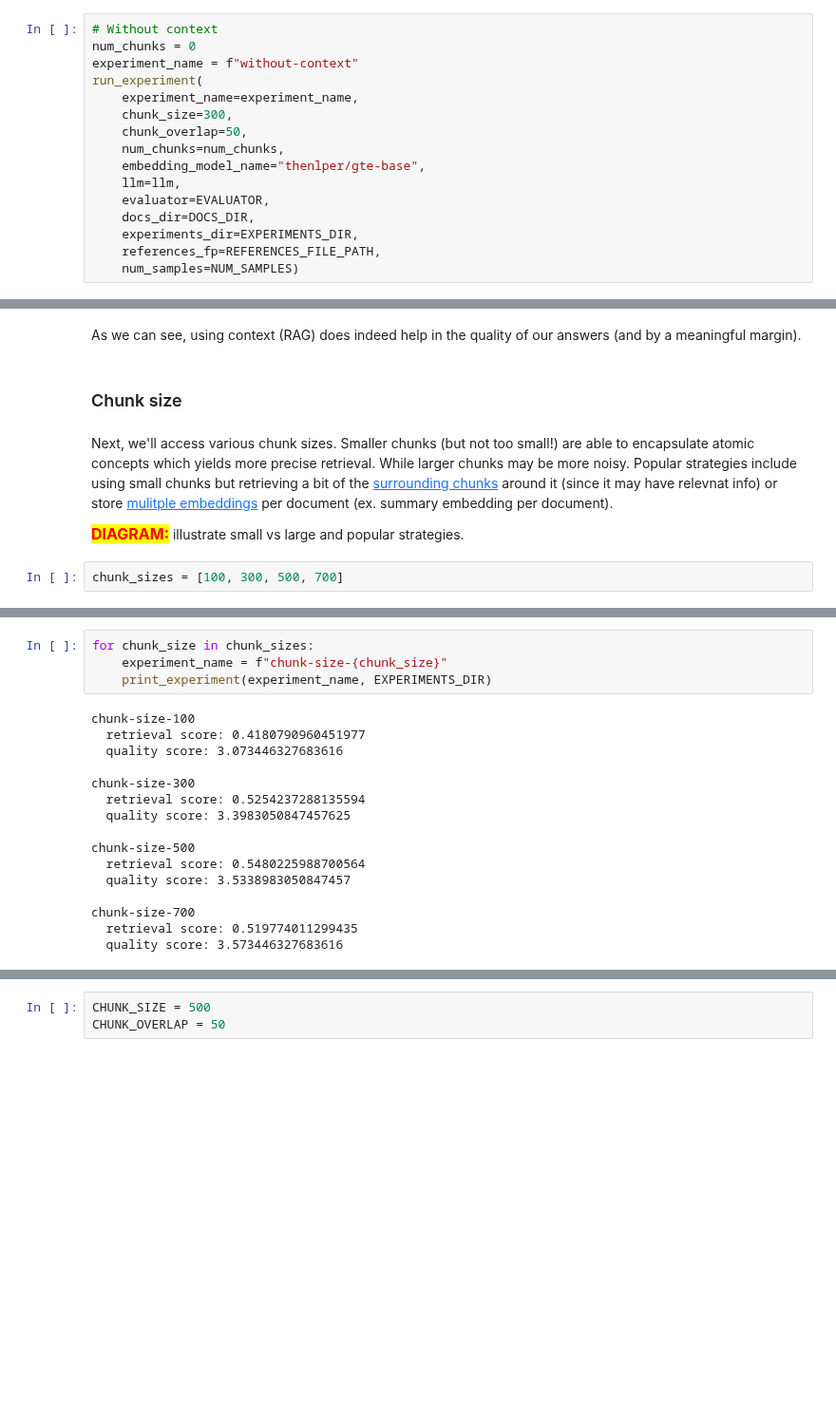
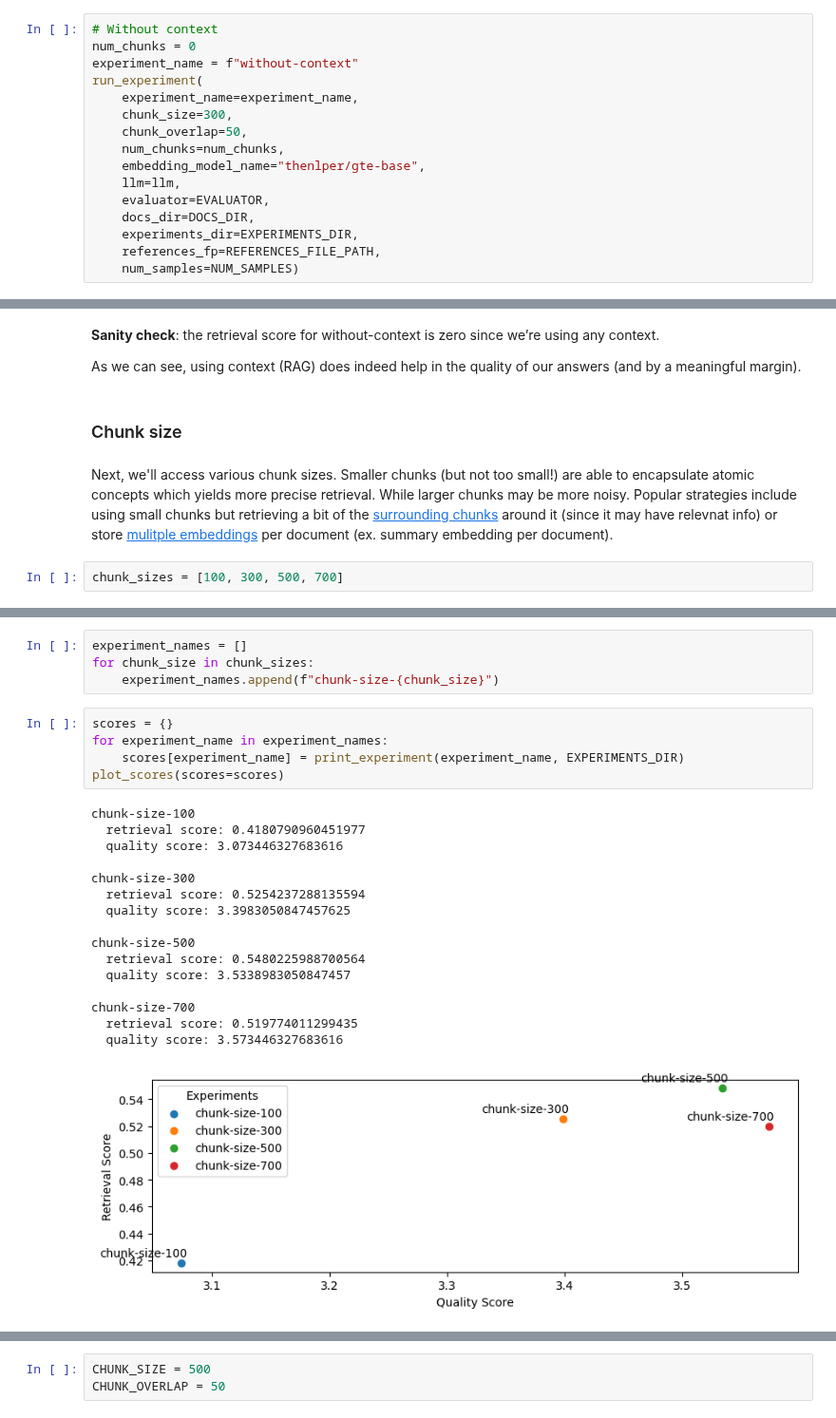
Before and after one commit to ray-project/llm-applications, a Jupyter notebook: notebooks/rag.ipynb, the cells around one changed output, grey strips where cells are left out. Shown at 95% size. Saved outputs shown, nothing was run; the diff lists cells and outputs as text; blank space fills up the shorter version.

```diff
--- a/notebooks/rag.ipynb
+++ b/notebooks/rag.ipynb
@@ -791,11 +861,11 @@ with-context
 # %% [markdown]
+**Sanity check**: the retrieval score for without-context is zero since we’re using any context.
+
 As we can see, using context (RAG) does indeed help in the quality of our answers (and by a meaningful margin).
 # %% [markdown]
 ### Chunk size
 # %% [markdown]
 Next, we'll access various chunk sizes. Smaller chunks (but not too small!) are able to encapsulate atomic concepts which yields more precise retrieval. While larger chunks may be more noisy. Popular strategies include using small chunks but retrieving a bit of the [surrounding chunks](https://gpt-index.readthedocs.io/en/latest/end_to_end_tutorials/dev_practices/production_rag.html#decoupling-chunks-used-for-retrieval-vs-chunks-used-for-synthesis) around it (since it may have relevnat info) or store [mulitple embeddings](https://python.langchain.com/docs/modules/data_connection/retrievers/multi_vector) per document (ex. summary embedding per document).
-
-<span style="background: yellow; color: red; font-size: 1rem;"><b>DIAGRAM:</b></span> illustrate small vs large and popular strategies.
 # %%
 chunk_sizes = [100, 300, 500, 700]
 # %%
@@ -816,23 +886,29 @@ for chunk_size in chunk_sizes:
 # %% [output]
 [interactive output not drawn]
 # %%
+experiment_names = []
 for chunk_size in chunk_sizes:
-    experiment_name = f"chunk-size-{chunk_size}"
-    print_experiment(experiment_name, EXPERIMENTS_DIR)
+    experiment_names.append(f"chunk-size-{chunk_size}")
-# %% [output]
-chunk-size-100
-  retrieval score: 0.4180790960451977
-  quality score: 3.073446327683616
-
-chunk-size-300
-  retrieval score: 0.5254237288135594
-  quality score: 3.3983050847457625
-
-chunk-size-500
-  retrieval score: 0.5480225988700564
-  quality score: 3.5338983050847457
-
-chunk-size-700
-  retrieval score: 0.519774011299435
-  quality score: 3.573446327683616
+# %%
+scores = {}
+for experiment_name in experiment_names:
+    scores[experiment_name] = print_experiment(experiment_name, EXPERIMENTS_DIR)
+plot_scores(scores=scores)
+# %% [output]
+chunk-size-100
+  retrieval score: 0.4180790960451977
+  quality score: 3.073446327683616
+
+chunk-size-300
+  retrieval score: 0.5254237288135594
+  quality score: 3.3983050847457625
+
+chunk-size-500
+  retrieval score: 0.5480225988700564
+  quality score: 3.5338983050847457
+
+chunk-size-700
+  retrieval score: 0.519774011299435
+  quality score: 3.573446327683616
+[figure, added]
 # %% [markdown]
```
Also changed, not shown: parts of 91 cells of this notebook, 3 other files.
